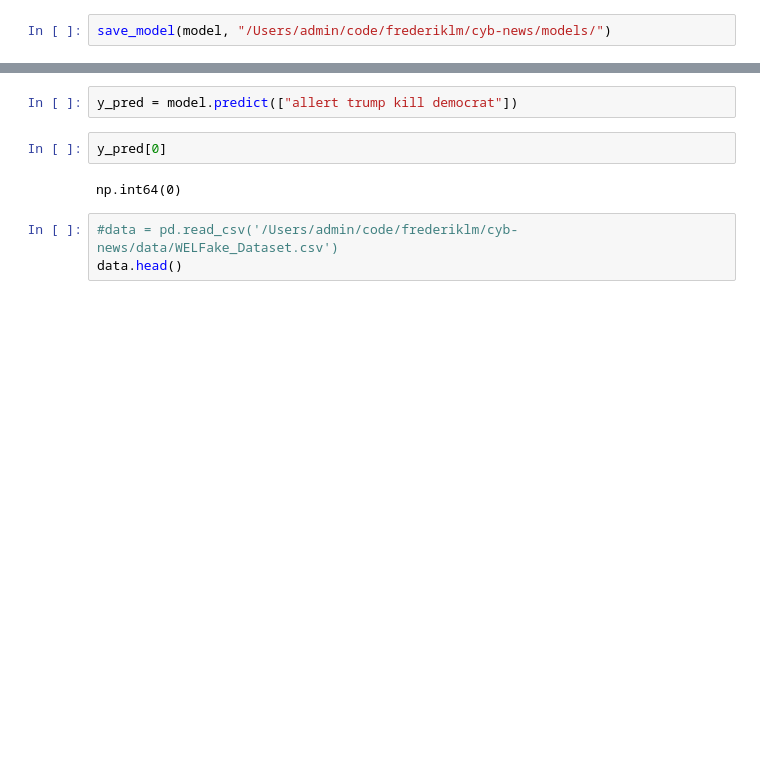
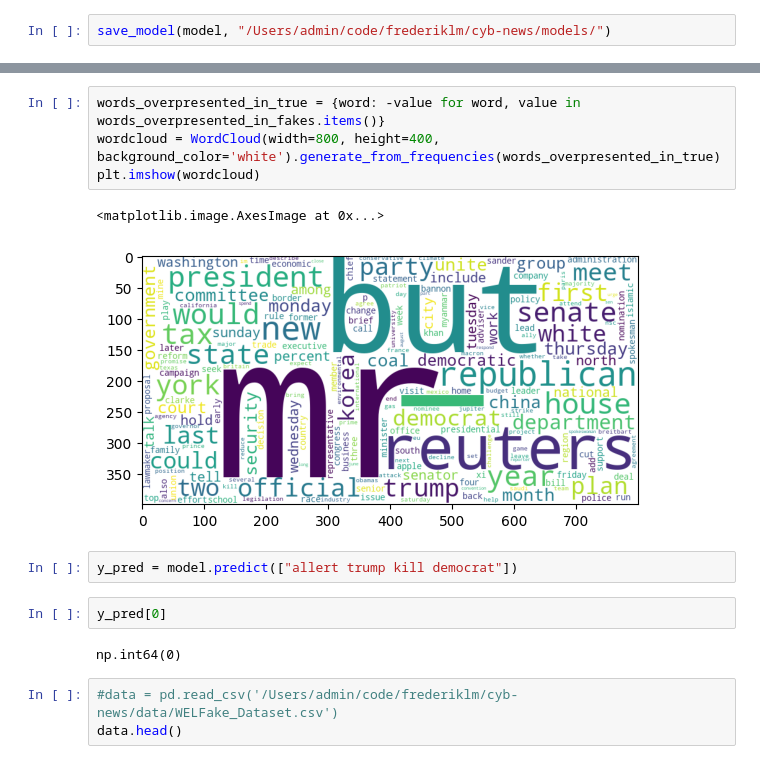
Before and after one commit to tobias-heinzmann/cyb-news, a Jupyter notebook: notebooks/frederik.ipynb, the cells around one changed output, grey strips where cells are left out. Cells and saved outputs as stored; diff of their text form; blank space fills up the shorter version.

```diff
--- a/notebooks/frederik.ipynb
+++ b/notebooks/frederik.ipynb
@@ -139,3 +246,10 @@ plt.imshow(wc_real, interpolation='bilinear')
+# %%
+words_overpresented_in_true = {word: -value for word, value in words_overpresented_in_fakes.items()}
+wordcloud = WordCloud(width=800, height=400, background_color='white').generate_from_frequencies(words_overpresented_in_true)
+plt.imshow(wordcloud)
+# %% [output]
+<matplotlib.image.AxesImage at 0x...>
+[figure, added]
 # %%
 y_pred = model.predict(["allert trump kill democrat"])
 # %%
```
Also changed, not shown: parts of 16 cells of this notebook.
